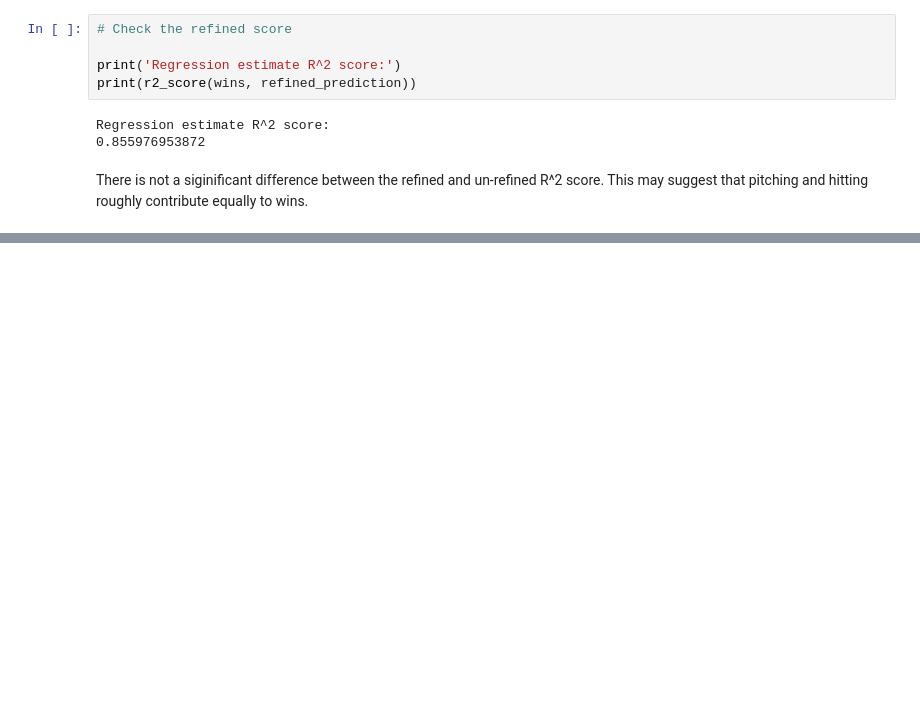
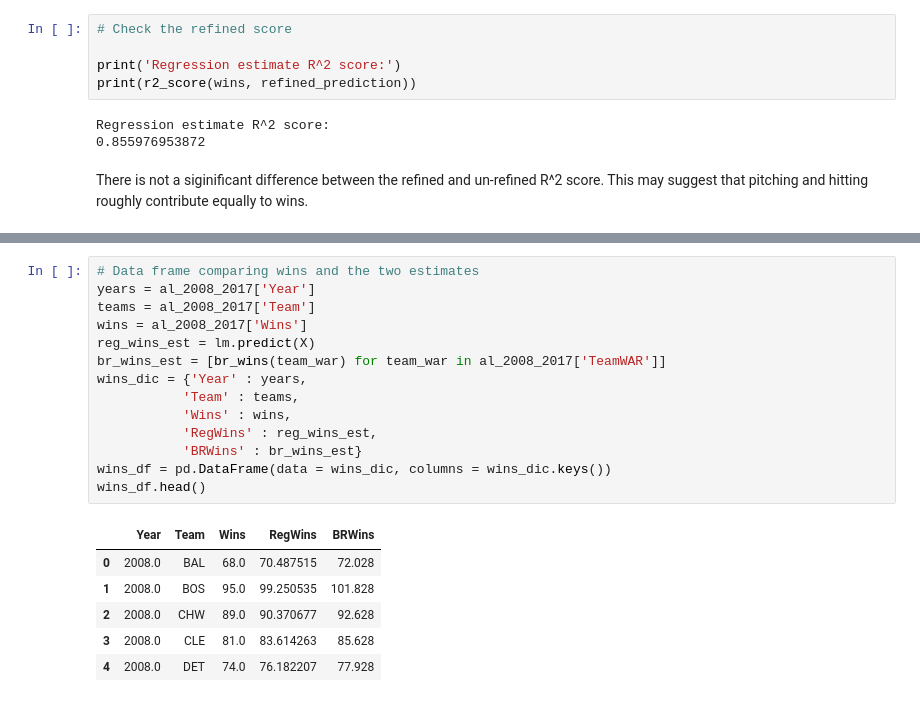
Before and after one commit to michaelbelfanti/team_war_analysis, a Jupyter notebook: exploring_2008_2017.ipynb, the cells around one changed output, grey strips where cells are left out. Cells and saved outputs as stored; diff of their text form; blank space fills up the shorter version.

```diff
--- a/exploring_2008_2017.ipynb
+++ b/exploring_2008_2017.ipynb
@@ -168,0 +249,21 @@ There is not a siginificant difference between the refined and un-refined R^2 sc
+# %%
+# Data frame comparing wins and the two estimates
+years = al_2008_2017['Year']
+teams = al_2008_2017['Team']
+wins = al_2008_2017['Wins']
+reg_wins_est = lm.predict(X)
+br_wins_est = [br_wins(team_war) for team_war in al_2008_2017['TeamWAR']]
+wins_dic = {'Year' : years,
+           'Team' : teams,
+           'Wins' : wins,
+           'RegWins' : reg_wins_est,
+           'BRWins' : br_wins_est}
+wins_df = pd.DataFrame(data = wins_dic, columns = wins_dic.keys())
+wins_df.head()
+# %% [output]
+|  | Year | Team | Wins | RegWins | BRWins |
+| 0 | 2008.0 | BAL | 68.0 | 70.487515 | 72.028 |
+| 1 | 2008.0 | BOS | 95.0 | 99.250535 | 101.828 |
+| 2 | 2008.0 | CHW | 89.0 | 90.370677 | 92.628 |
+| 3 | 2008.0 | CLE | 81.0 | 83.614263 | 85.628 |
+| 4 | 2008.0 | DET | 74.0 | 76.182207 | 77.928 |
```
Also changed, not shown: parts of 8 cells of this notebook, 3 other files.
